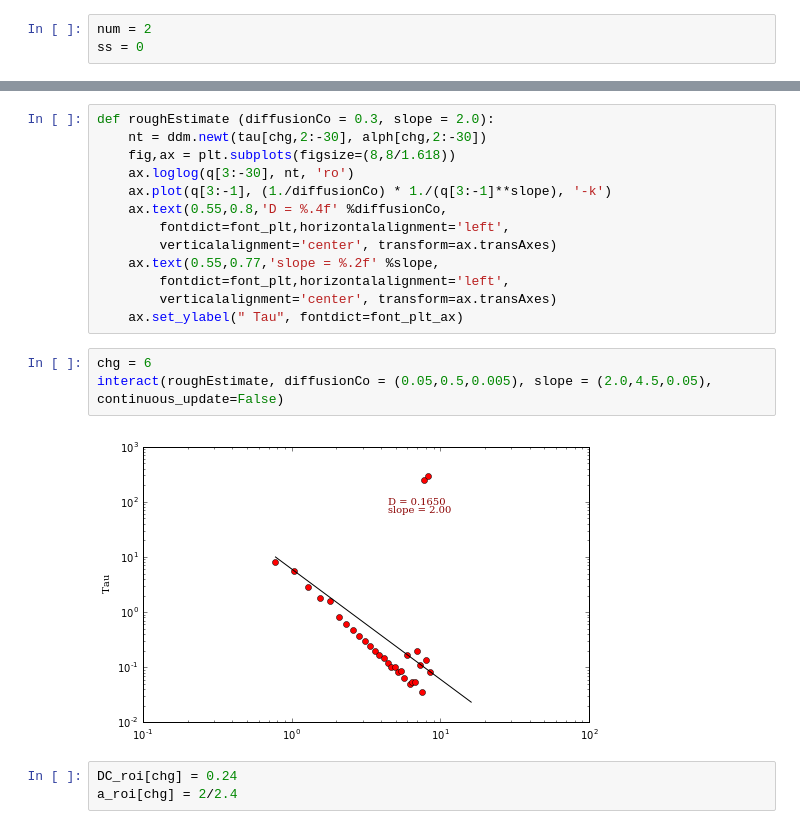
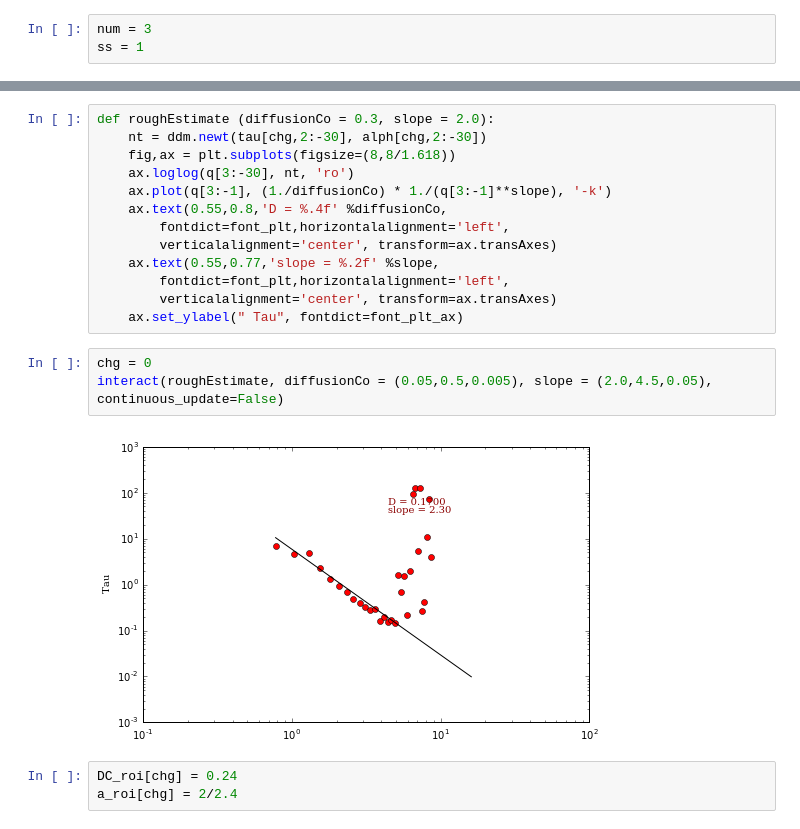
Before and after one commit to rmcgorty/Differential-Dynamic-Microscopy---Python, a Jupyter notebook: Plotting all q vs tau and getting diffusion coefficient .ipynb, the cells around one changed output, grey strips where cells are left out. Cells and saved outputs as stored; diff of their text form.

```diff
--- a/Plotting all q vs tau and getting diffusion coefficient .ipynb
+++ b/Plotting all q vs tau and getting diffusion coefficient .ipynb
@@ -46,5 +46,5 @@ imDimension = 128
 q = np.arange(0,imDimension/2)*2*np.pi*(1./(imDimension*px))
 times = dts/framerate
 # %%
-num = 2
-ss = 0
+num = 3
+ss = 1
@@ -113,10 +108,10 @@ def roughEstimate (diffusionCo = 0.3, slope = 2.0):
         verticalalignment='center', transform=ax.transAxes)
     ax.set_ylabel(" Tau", fontdict=font_plt_ax)
 # %%
-chg = 6
+chg = 0
 interact(roughEstimate, diffusionCo = (0.05,0.5,0.005), slope = (2.0,4.5,0.05), continuous_update=False)
 # %% [output]
-[figure, old version]
+[figure, new version]
 # %%
 DC_roi[chg] = 0.24
 a_roi[chg] = 2/2.4
```
Also changed, not shown: parts of 3 cells of this notebook.
